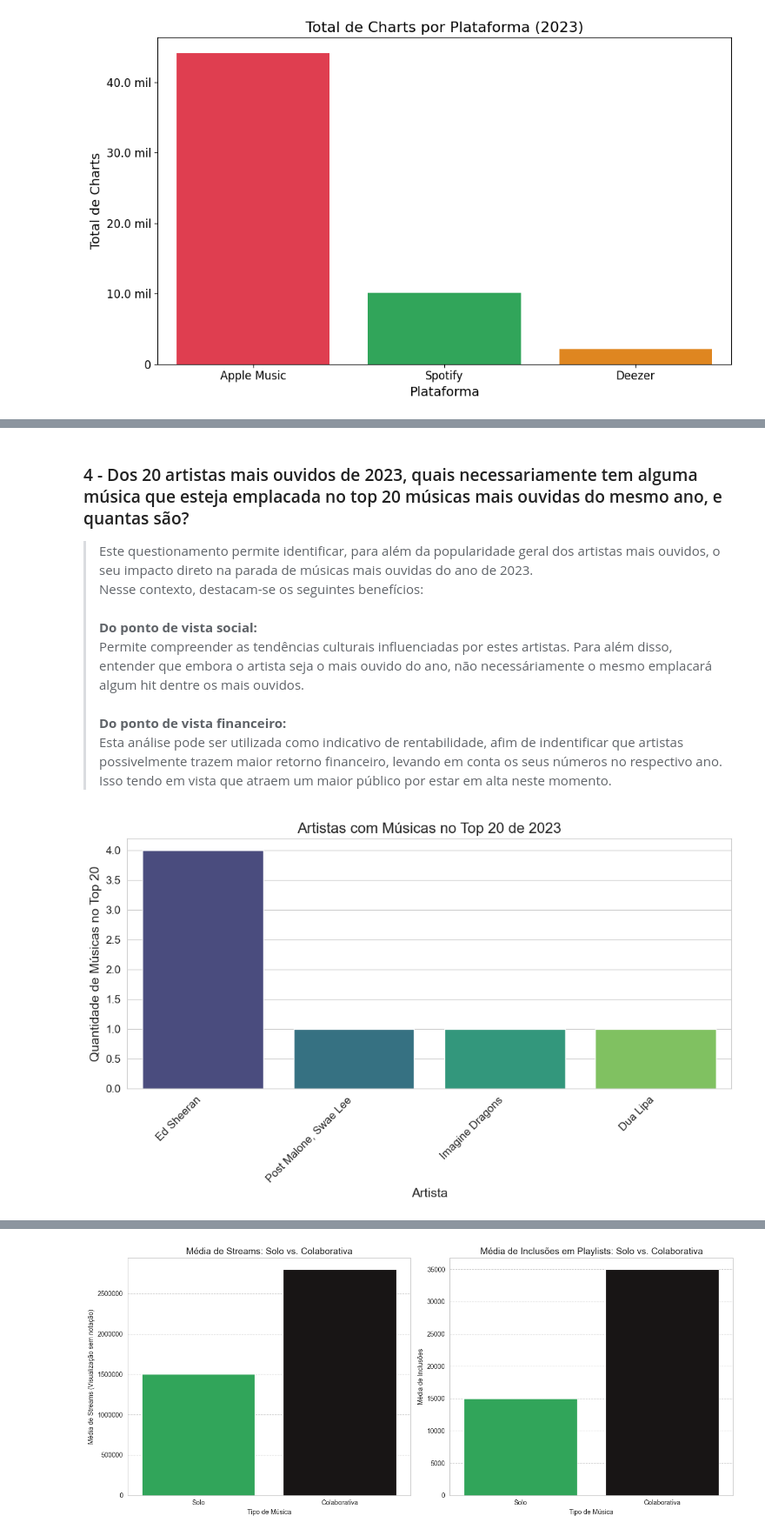
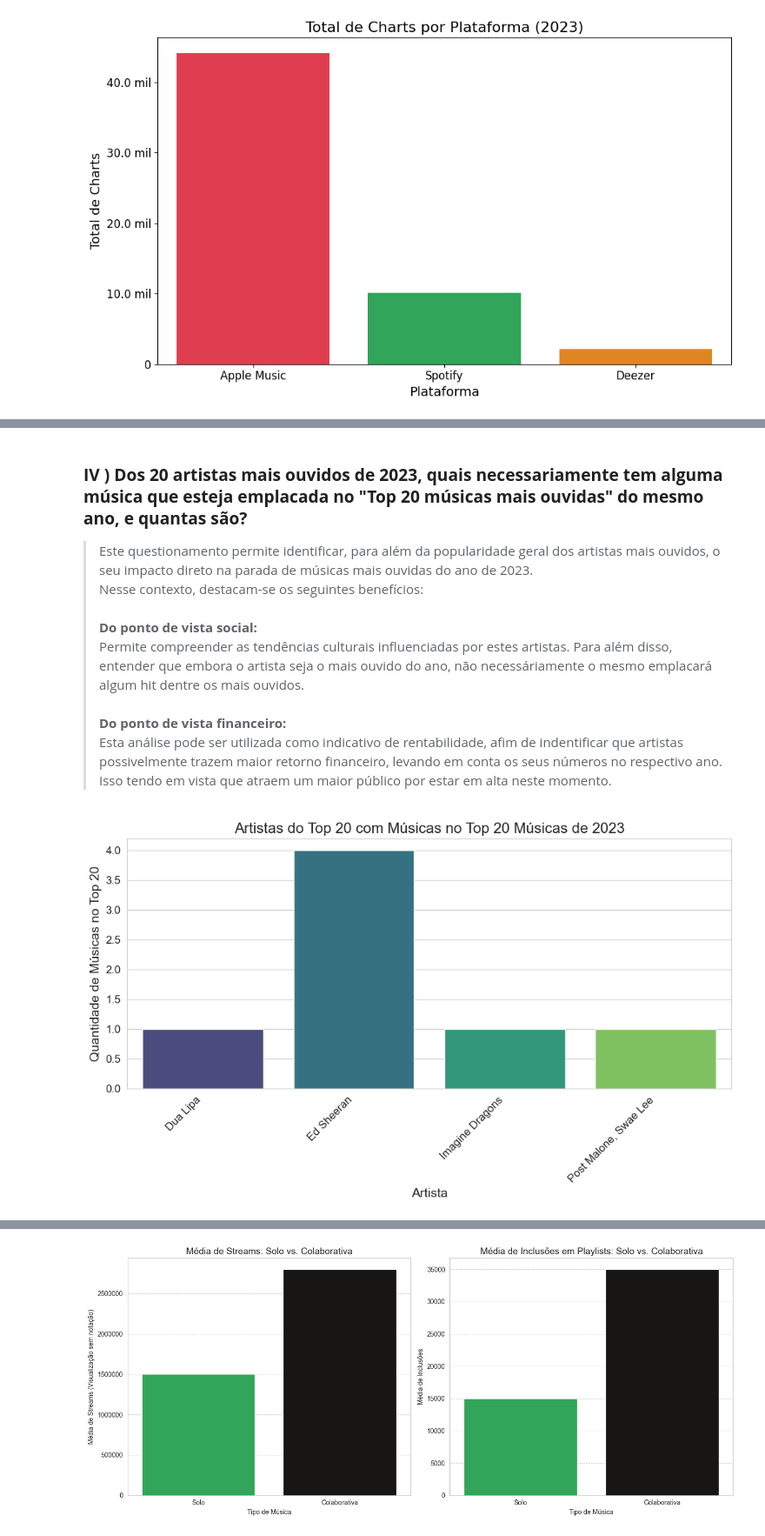
Before and after one commit to alyciandrade/CienciaDeDados, a Jupyter notebook: notebooks/charts-spotify.ipynb, the cells around one changed output, grey strips where cells are left out. Shown: that part at 87% size. Drawn from its saved outputs; the diff is of its cells as text; code cells hidden in the pictures.

```diff
--- a/notebooks/charts-spotify.ipynb
+++ b/notebooks/charts-spotify.ipynb
@@ -483,26 +483,41 @@ TOTAL DE MÚSICAS LANÇADAS EM 2023 NO TOP 20: 0
 # %% [markdown]
-### 4 - Dos 20 artistas mais ouvidos de 2023, quais necessariamente tem alguma música que esteja emplacada no top 20 músicas mais ouvidas do mesmo ano, e quantas são?
+### **IV ) Dos 20 artistas mais ouvidos de 2023, quais necessariamente tem alguma música que esteja emplacada no "Top 20 músicas mais ouvidas" do mesmo ano, e quantas são?**
+
 
 >   Este questionamento permite identificar, para além da popularidade geral dos artistas mais ouvidos, o seu impacto direto na parada de músicas mais ouvidas do ano de 2023.<br>Nesse contexto, destacam-se os seguintes benefícios:<br><br> **Do ponto de vista social:** <br>Permite compreender as tendências culturais influenciadas por estes artistas. Para além disso, entender que embora o artista seja o mais ouvido do ano, não necessáriamente o mesmo emplacará algum hit dentre os mais ouvidos. <br> <br> **Do ponto de vista financeiro:**<br>Esta análise pode ser utilizada como indicativo de rentabilidade, afim de indentificar que artistas possivelmente trazem maior retorno financeiro, levando em conta os seus números no respectivo ano. Isso tendo em vista que atraem um maior público por estar em alta neste momento.
 # %%
+
+top20_musicas = df.nlargest(20, 'streams')[['artist(s)_name', 'track_name', 'streams']]
+top20_artistas = df.groupby('artist(s)_name')['streams'].sum().nlargest(20).index
+
+# Filtrar a tabela para usar no gráfico
+tabela_filtrada = (
+    top20_musicas[top20_musicas['artist(s)_name'].isin(top20_artistas)]
+    .groupby('artist(s)_name')
+    .size()
+    .reset_index(name='Quantidade de músicas no Top 20')
+)
+
+tabela_filtrada.columns = ['Artista', 'Quantidade de músicas no Top 20']
+
+# Mostrar gráfico
 plt.figure(figsize=(10, 6))
-
 sns.barplot(
     data=tabela_filtrada,
     x='Artista',
     y='Quantidade de músicas no Top 20',
-    hue='Artista',          # ← adicionado para evitar o FutureWarning
-    legend=False,           # ← remove legenda desnecessária
+    hue='Artista',   # evita FutureWarning
+    legend=False,
     palette='viridis'
 )
 
-plt.title('Artistas com Músicas no Top 20 de 2023', fontsize=16)
+plt.title('Artistas do Top 20 com Músicas no Top 20 Músicas de 2023', fontsize=16)
 plt.xlabel('Artista', fontsize=14)
 plt.ylabel('Quantidade de Músicas no Top 20', fontsize=14)
 plt.xticks(rotation=45, ha='right', fontsize=12)
 plt.yticks(fontsize=12)
 
 plt.tight_layout()
 plt.show()
 # %% [output]
-[figure, old version]
+[figure, new version]
```
Also changed, not shown: parts of 22 cells of this notebook.
